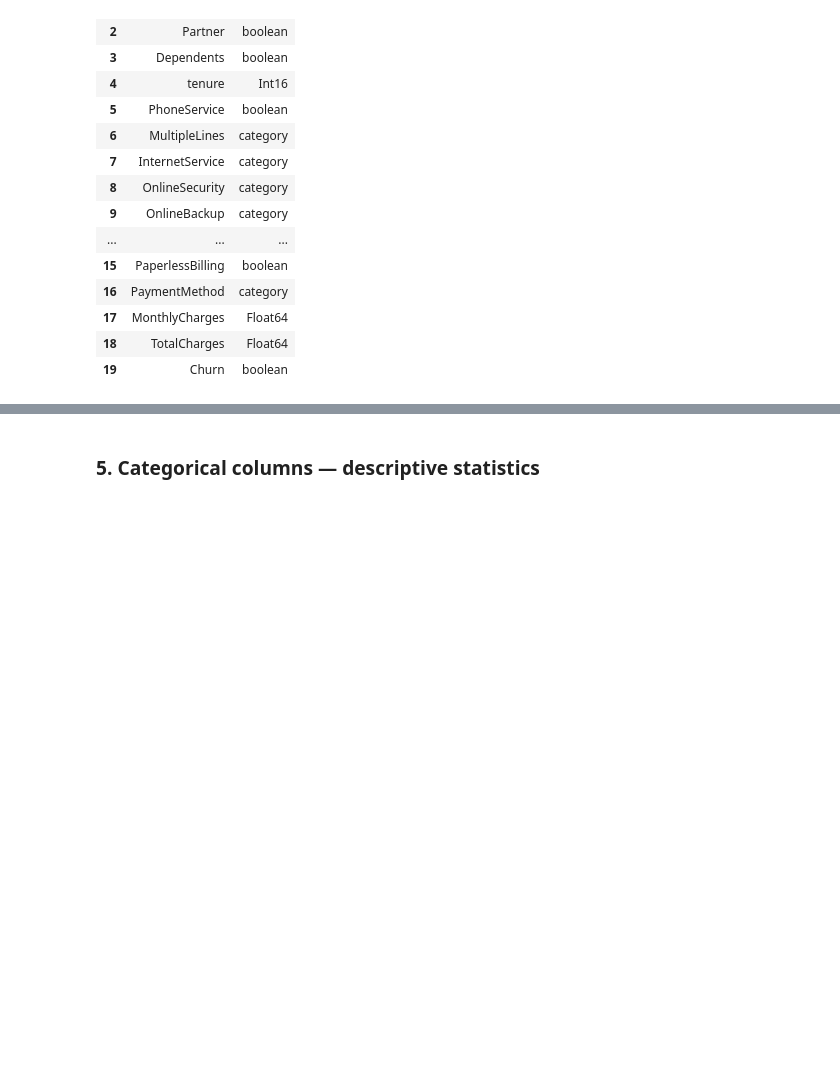
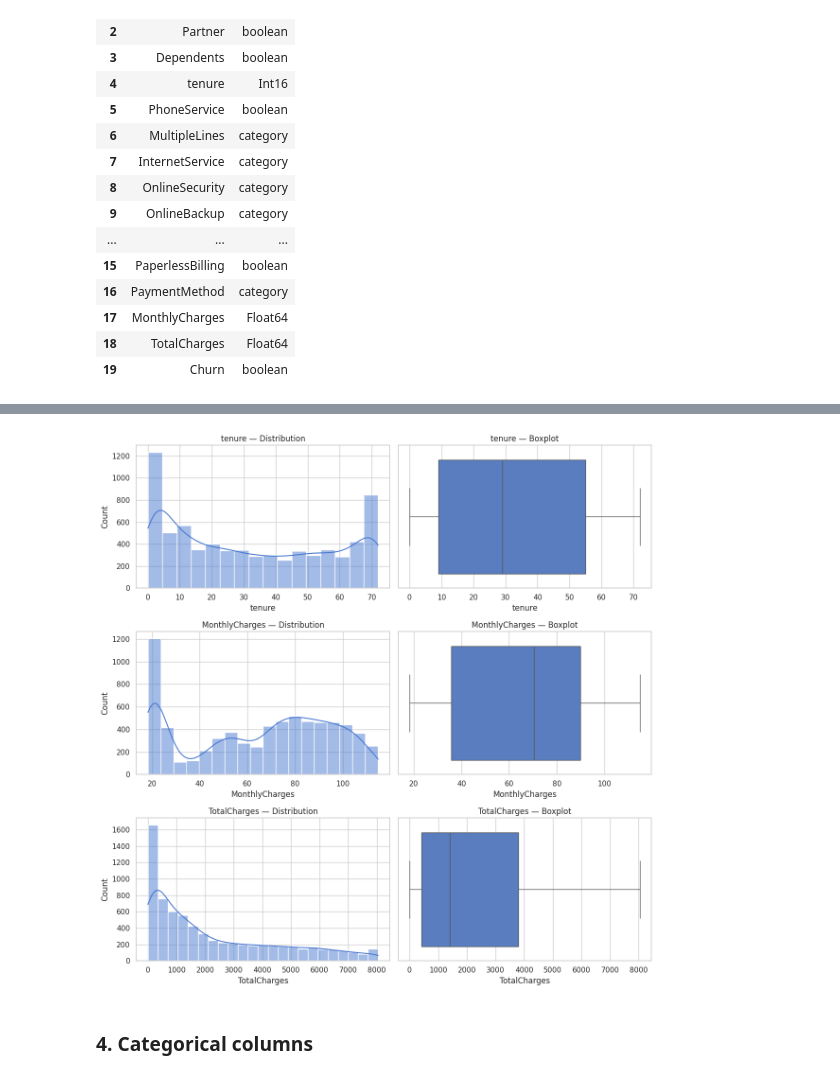
Before and after one commit to juandagalo/dsenproduccion, a Jupyter notebook: notebooks/2-exploration/01_jdg_churn_data_description_20260221.ipynb, the cells around one changed output, grey strips where cells are left out. Cells and saved outputs as stored; diff of their text form; code cells hidden in the pictures; blank space fills up the shorter version.

```diff
--- a/notebooks/2-exploration/01_jdg_churn_data_description_20260221.ipynb
+++ b/notebooks/2-exploration/01_jdg_churn_data_description_20260221.ipynb
@@ -47,7 +48,5 @@ Loaded: 14,214 rows x 20 columns
 print(f"Rows   : {df.shape[0]:,}")
 print(f"Columns: {df.shape[1]}")
 print()
-print("Column names:")
-for col in df.columns:
-    print(f"  - {col}")
+df.info()
 # %% [output]
@@ -128,7 +153,24 @@ df.describe(include=[np.number])
 | 75% | 55.0 | 89.9 | 3804.4 |
 | max | 72.0 | 114.85 | 8045.81 |
+# %%
+numeric_cols = ["tenure", "MonthlyCharges", "TotalCharges"]
+
+fig, axes = plt.subplots(len(numeric_cols), 2, figsize=(12, 4 * len(numeric_cols)))
+
+for i, col in enumerate(numeric_cols):
+    data = df[col].dropna()
+    sns.histplot(data, kde=True, ax=axes[i, 0])
+    axes[i, 0].set_title(f"{col} — Distribution")
+
+    sns.boxplot(x=data, ax=axes[i, 1])
+    axes[i, 1].set_title(f"{col} — Boxplot")
+
+plt.tight_layout()
+plt.show()
+# %% [output]
+[figure, added]
 # %% [markdown]
-### 5. Categorical columns — descriptive statistics
+### 4. Categorical columns
 # %%
 df.describe(include="category")
 # %% [output]
```
Also changed, not shown: parts of 34 cells of this notebook.
